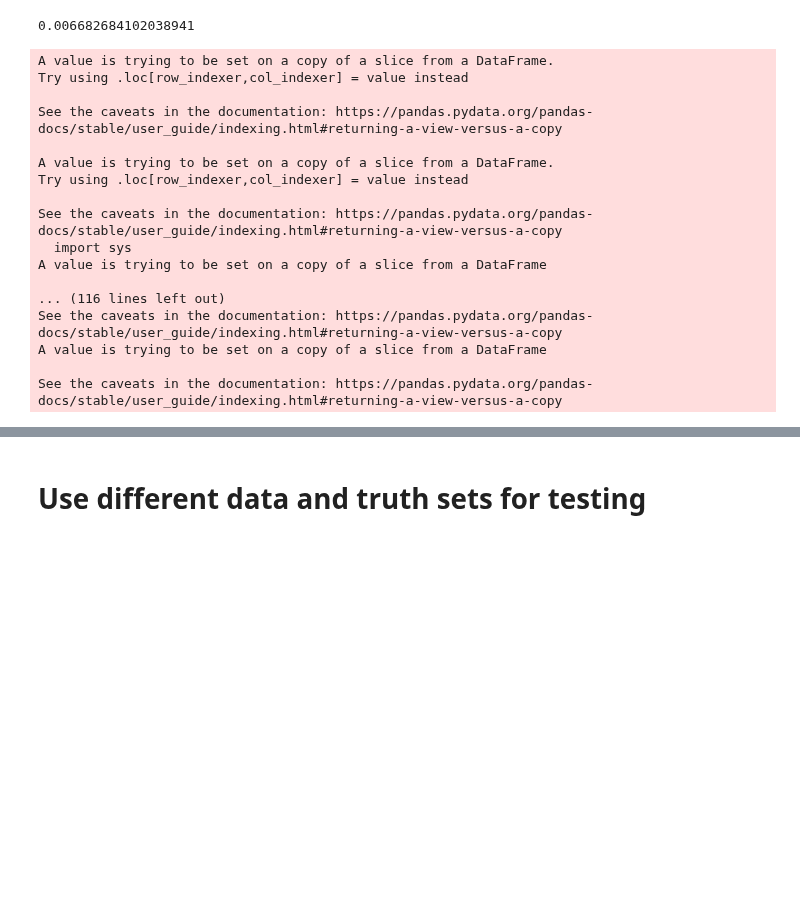
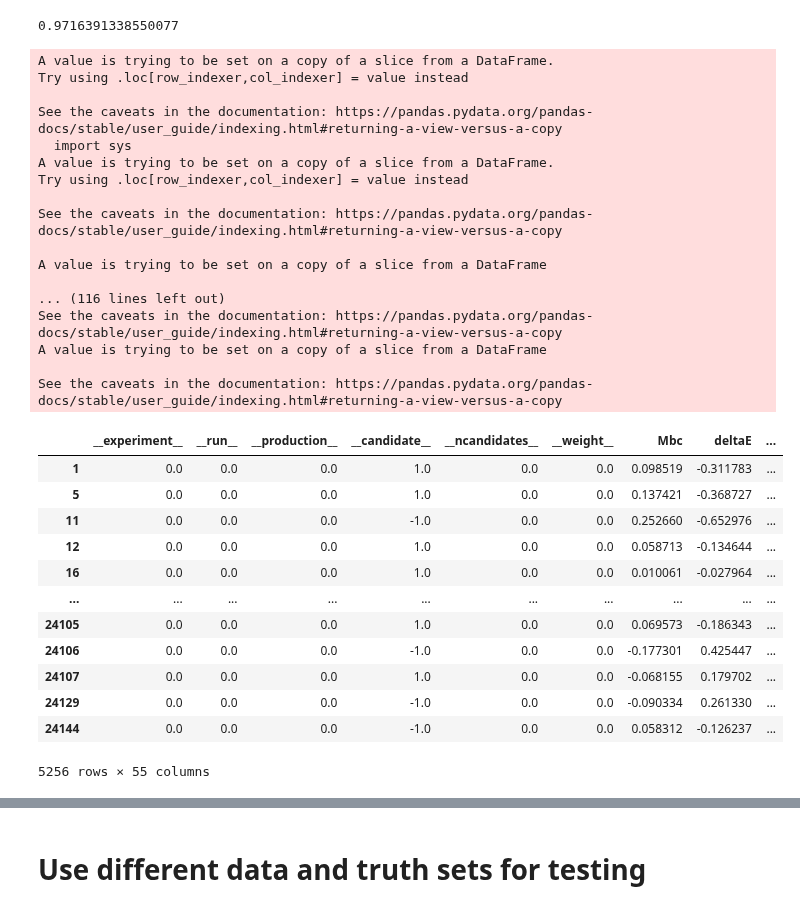
Before and after one commit to jschuel/jeff_workspace, a Jupyter notebook: thesis/RooUnfold_tutorial/tuning_mistag_fractions_new.ipynb, the cells around one changed output, grey strips where cells are left out. Saved outputs shown, nothing was run; the diff lists cells and outputs as text; code cells hidden in the pictures; blank space fills up the shorter version.

```diff
--- a/thesis/RooUnfold_tutorial/tuning_mistag_fractions_new.ipynb
+++ b/thesis/RooUnfold_tutorial/tuning_mistag_fractions_new.ipynb
@@ -40,9 +42,24 @@ lepton2 = e_red2.append(mu_red2).sort_values(by='__event__')
+# %%
+e_red = e.loc[(e['muIDBelleQuality']<1) & (e['eIDBelle']>0.01)]
+mu_red = mu.loc[(mu['muIDBelleQuality']>0) & (mu['muIDBelle']>0.8) & (mu['eIDBelle']<0.1)]
+lepton = e_red.append(mu_red).sort_values(by='__event__')
+e_red2 = e2.loc[(e2['muIDBelleQuality']<1) & (e2['eIDBelle']>0.01)]
+mu_red2 = mu2.loc[(mu2['muIDBelleQuality']>0) & (mu2['muIDBelle']>0.8) & (mu2['eIDBelle']<0.1)]
+lepton2 = e_red2.append(mu_red2).sort_values(by='__event__')
 # %%
-len(lepton2.loc[lepton2['isSignal']!=1])/len(lepton2)
+len(mu_red2.loc[mu_red2['isSignal']==1])/len(mu_red2)
 # %% [output]
-0.006682684102038941
+0.9716391338550077
+# %%
+def compute_boost(E1, E2):
+    beta = (E1-E2)/(E1+E2)
+    gamma = (E1+E2)/(2*np.sqrt(E1*E2))
+    boost = np.abs(beta*gamma) #so order doesn't matter for input parameters
+    return boost
+boost = compute_boost(7.996736, 3.498572) #Run independent exp 55 case B
 # %%
-def create_lepton_analysis_dataframe(df, Bs = truth_B):
+def create_lepton_analysis_dataframe(df, boost, Bs = truth_B):
+    c = 2.99792e10
     df['counts/event'] = 1 #placeholder to select on events with 2 reconstructed dfs
     tab = pd.pivot_table(df, values='counts/event', index=['__event__'], aggfunc=np.sum) #determine # of dfs in event
     tab.loc[tab['counts/event'] == 2].index.to_numpy() #only keep event numbers with 2 reconstructed dfs
@@ -53,14 +70,14 @@ def create_lepton_analysis_dataframe(df, Bs = truth_B):
     sums = pairs.groupby('__event__').sum()
     tmp.dropna(subset = ['z'], inplace = True)
     tmp.index = [i for i in range(0,len(tmp))]
-    tmp['deltaT'] = tmp['dz']/(0.425*3e10)*1e12
-    tmp['mcDeltaT'] = tmp['truth_dz']/(0.425*3e10)*1e12
+    tmp['deltaT'] = tmp['dz']/(boost*c)*1e12
+    tmp['mcDeltaT'] = tmp['truth_dz']/(boost*c)*1e12
     tmp['deltaT'] = np.abs(tmp['deltaT'])
     tmp['mcDeltaT'] = np.abs(tmp['mcDeltaT'])
     sums.dropna(subset = ['z'], inplace = True)
     sums.index = [i for i in range(0,len(sums))]
-    sums['sumT'] = sums['dz']/(0.425*3e10)*1e12
-    sums['mcSumT'] = sums['truth_dz']/(0.425*3e10)*1e12
+    sums['sumT'] = sums['dz']/(boost*c)*1e12
+    sums['mcSumT'] = sums['truth_dz']/(boost*c)*1e12
     tmp['sumT'] = np.abs(sums['sumT'])
     tmp['mcSumT'] = np.abs(sums['mcSumT'])
     tmp['mistag'] = 0
@@ -94,23 +111,23 @@ def create_lepton_analysis_dataframe(df, Bs = truth_B):
 
     return tmp, test[['OF','SF','OF_truth','SF_truth','A','A_truth','counts','mistag']], test_err[['OF','SF','OF_truth','SF_truth','A','A_truth','counts','mistag']], test_truth[['OF','SF','OF_truth','SF_truth','A','A_truth','counts','mistag']], test_truth_err[['OF','SF','OF_truth','SF_truth','A','A_truth','counts','mistag']]
 
-data = create_lepton_analysis_dataframe(lepton, truth_B)[0]
-data2 = create_lepton_analysis_dataframe(lepton2, truth_B2)[0]
+data = create_lepton_analysis_dataframe(lepton, Bs = truth_B, boost=boost)[0]
+data2 = create_lepton_analysis_dataframe(lepton2, Bs = truth_B2, boost=boost)[0]
 signal = e.loc[e['isSignal']==1].append(mu.loc[mu['isSignal']==1]).sort_values(by='__event__')
 signal2 = e2.loc[e2['isSignal']==1].append(mu2.loc[mu2['isSignal']==1]).sort_values(by='__event__')
-truth = create_lepton_analysis_dataframe(signal, truth_B)[0]
-truth2 = create_lepton_analysis_dataframe(signal2, truth_B2)[0]
+truth = create_lepton_analysis_dataframe(signal, Bs = truth_B, boost=boost)[0]
+truth2 = create_lepton_analysis_dataframe(signal2, Bs = truth_B2, boost=boost)[0]
 # %% [output]
+A value is trying to be set on a copy of a slice from a DataFrame.
+Try using .loc[row_indexer,col_indexer] = value instead
+
+See the caveats in the documentation: https://pandas.pydata.org/pandas-docs/stable/user_guide/indexing.html#returning-a-view-versus-a-copy
+  import sys
 A value is trying to be set on a copy of a slice from a DataFrame.
 Try using .loc[row_indexer,col_indexer] = value instead
 
 See the caveats in the documentation: https://pandas.pydata.org/pandas-docs/stable/user_guide/indexing.html#returning-a-view-versus-a-copy
 
-A value is trying to be set on a copy of a slice from a DataFrame.
-Try using .loc[row_indexer,col_indexer] = value instead
-
-See the caveats in the documentation: https://pandas.pydata.org/pandas-docs/stable/user_guide/indexing.html#returning-a-view-versus-a-copy
-  import sys
 A value is trying to be set on a copy of a slice from a DataFrame
 
 ... (116 lines left out)
@@ -123,7 +140,25 @@ dataSF = truth.loc[truth['SF']==1]
 dataOF = truth.loc[truth['SF']!=1]
 truthSF = truth.loc[truth['SF_truth']==1]
 truthOF = truth.loc[truth['SF_truth']!=1]
+dataSF1 = data.loc[data['SF']==1]
+dataOF1 = data.loc[data['OF']==1]
 dataSF2 = data2.loc[data2['SF']==1]
 dataOF2 = data2.loc[data2['SF']!=1]
 truthSF2 = truth2.loc[truth2['SF_truth']==1]
 truthOF2 = truth2.loc[truth2['SF_truth']!=1]
+# %%
+dataSF1
+# %% [output]
+|  | __experiment__ | __run__ | __production__ | __candidate__ | __ncandidates__ | __weight__ | Mbc | deltaE | ... |
+| 1 | 0.0 | 0.0 | 0.0 | 1.0 | 0.0 | 0.0 | 0.098519 | -0.311783 | ... |
+| 5 | 0.0 | 0.0 | 0.0 | 1.0 | 0.0 | 0.0 | 0.137421 | -0.368727 | ... |
+| 11 | 0.0 | 0.0 | 0.0 | -1.0 | 0.0 | 0.0 | 0.252660 | -0.652976 | ... |
+| 12 | 0.0 | 0.0 | 0.0 | 1.0 | 0.0 | 0.0 | 0.058713 | -0.134644 | ... |
+| 16 | 0.0 | 0.0 | 0.0 | 1.0 | 0.0 | 0.0 | 0.010061 | -0.027964 | ... |
+| ... | ... | ... | ... | ... | ... | ... | ... | ... | ... |
+| 24105 | 0.0 | 0.0 | 0.0 | 1.0 | 0.0 | 0.0 | 0.069573 | -0.186343 | ... |
+| 24106 | 0.0 | 0.0 | 0.0 | -1.0 | 0.0 | 0.0 | -0.177301 | 0.425447 | ... |
+| 24107 | 0.0 | 0.0 | 0.0 | 1.0 | 0.0 | 0.0 | -0.068155 | 0.179702 | ... |
+| 24129 | 0.0 | 0.0 | 0.0 | -1.0 | 0.0 | 0.0 | -0.090334 | 0.261330 | ... |
+| 24144 | 0.0 | 0.0 | 0.0 | -1.0 | 0.0 | 0.0 | 0.058312 | -0.126237 | ... |
+5256 rows × 55 columns
```
Also changed, not shown: parts of 37 cells of this notebook, 1 other file.
